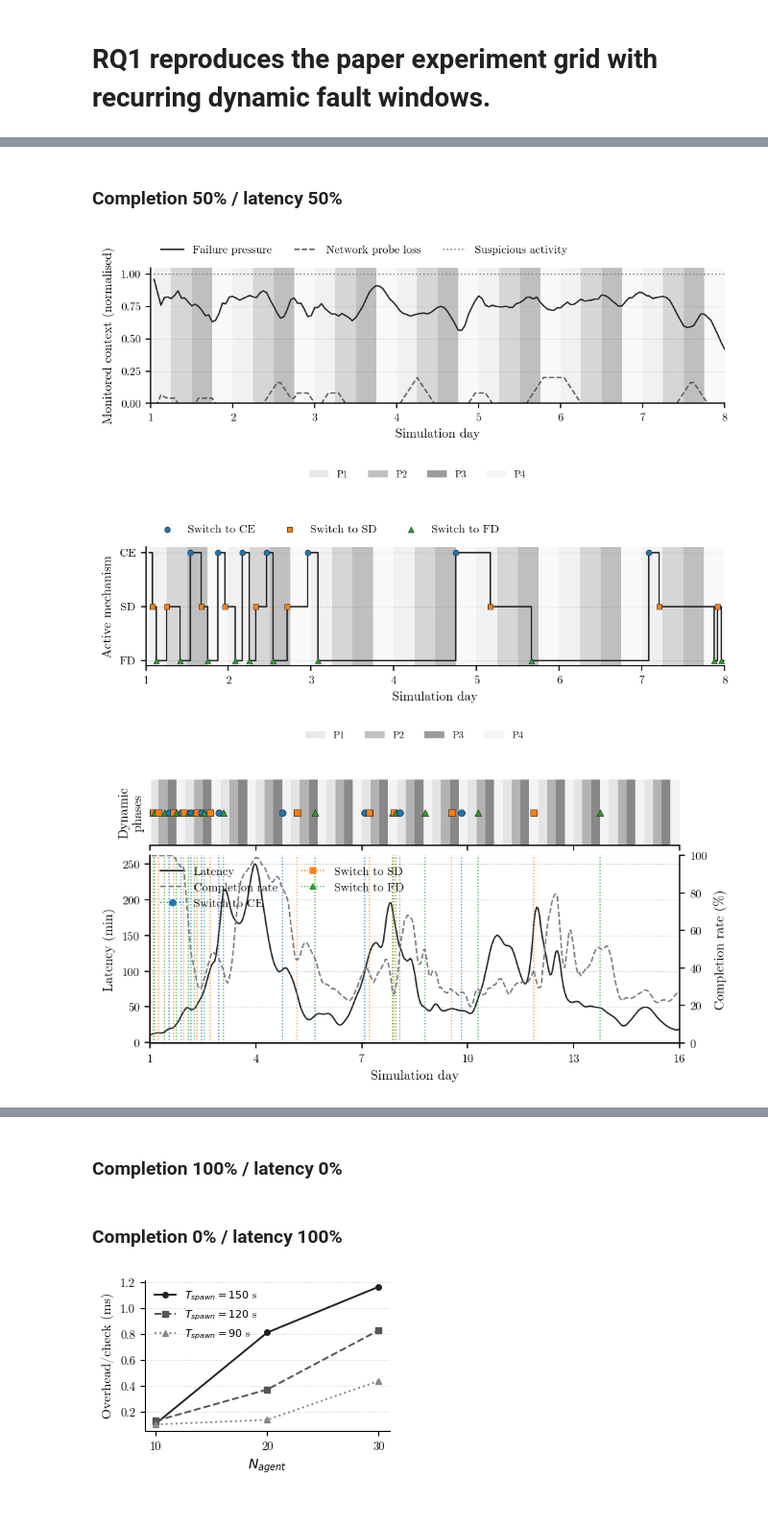
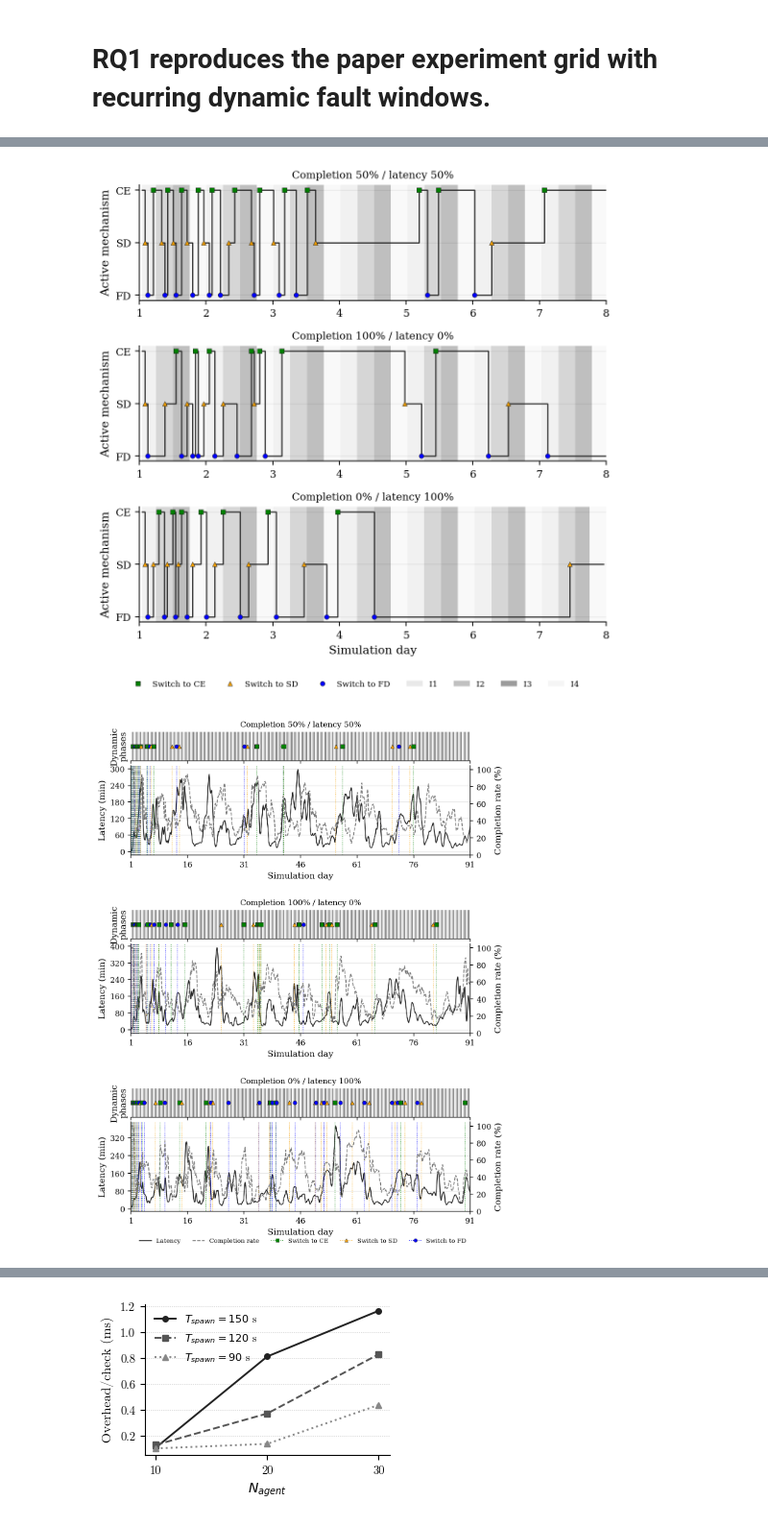
Before and after one commit to IvanComp/COORDINATE-2.0, a Jupyter notebook: Paper Results/paper_results_plots.ipynb, the cells around one changed output, grey strips where cells are left out. Shown at 96% size. Saved outputs shown, nothing was run; the diff lists cells and outputs as text; code cells hidden in the pictures.

```diff
--- a/Paper Results/paper_results_plots.ipynb
+++ b/Paper Results/paper_results_plots.ipynb
@@ -127,25 +27,24 @@ plt.show()
 # %%
+import sys
 from pathlib import Path
-from subprocess import run
-from sys import executable
-from IPython.display import Image, Markdown, display
+from IPython.display import Image, display
 
-root = Path.home() / 'Desktop' / 'COORDINATE-2.0'
-script = root / 'Paper Results' / 'plot_rq2_objective_weights.py'
-data = root / 'Paper Results' / 'RQ2'
-figures = root / 'Paper Results' / 'paper_figures_latest' / 'rq2_objective_weights'
-result = run([executable, str(script), '--data-dir', str(data), '--output-dir', str(figures)], check=True, capture_output=True, text=True)
+for candidate in (
+    Path.cwd() / 'Paper Results',
+    Path.cwd(),
+    Path.home() / 'Desktop' / 'COORDINATE-2.0' / 'Paper Results',
+):
+    if (candidate / 'RQ2' / 'runs.csv').exists():
+        ROOT = candidate
+        break
+else:
+    raise FileNotFoundError('RQ2/runs.csv not found: open the notebook from the project root or from "Paper Results".')
 
-for slug, label in (
-    ('balanced_50_50', 'Completion 50% / latency 50%'),
-    ('completion_100', 'Completion 100% / latency 0%'),
-    ('latency_100', 'Completion 0% / latency 100%'),
-):
-    display(Markdown(f'### {label}'))
-    for image in sorted((figures / 'previews').glob(f'rq2_{slug}_*.png')):
-        display(Image(filename=str(image)))
+sys.path.insert(0, str(ROOT))
+from plot_rq2_objective_weights import generate
+
+for pdf in generate(ROOT / 'RQ2'):
+    display(Image(filename=str(pdf.parent / 'previews' / pdf.name.replace('.pdf', '.png'))))
 # %% [output]
-### Completion 50% / latency 50%
-[figure, old version]
+[figure, new version]
-[figure, old version]
+[figure, new version]
-[figure, removed]
@@ -153,5 +51,3 @@ for slug, label in (
-### Completion 100% / latency 0%
-### Completion 0% / latency 100%
 # %%
 from pathlib import Path
 from itertools import product
```
Also changed, not shown: parts of 3 cells of this notebook, 54 other files.
